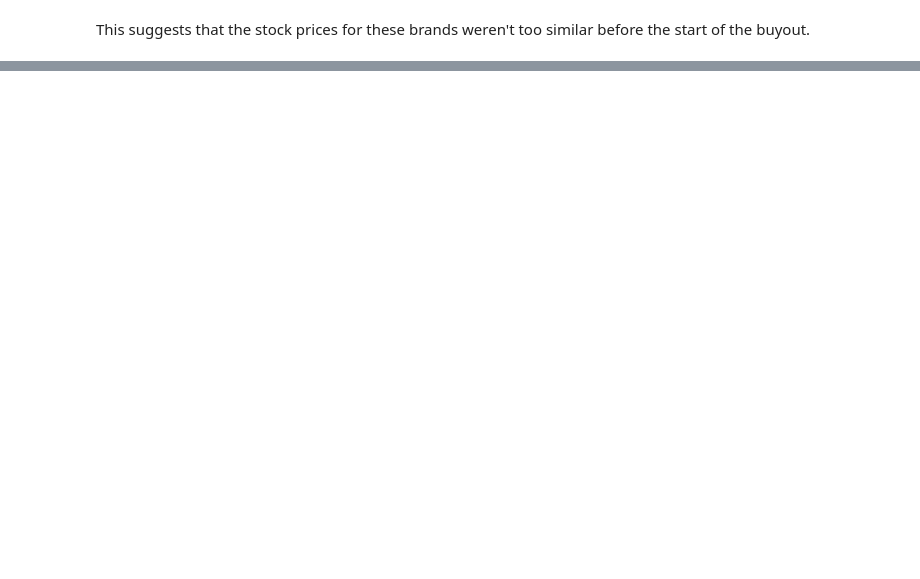
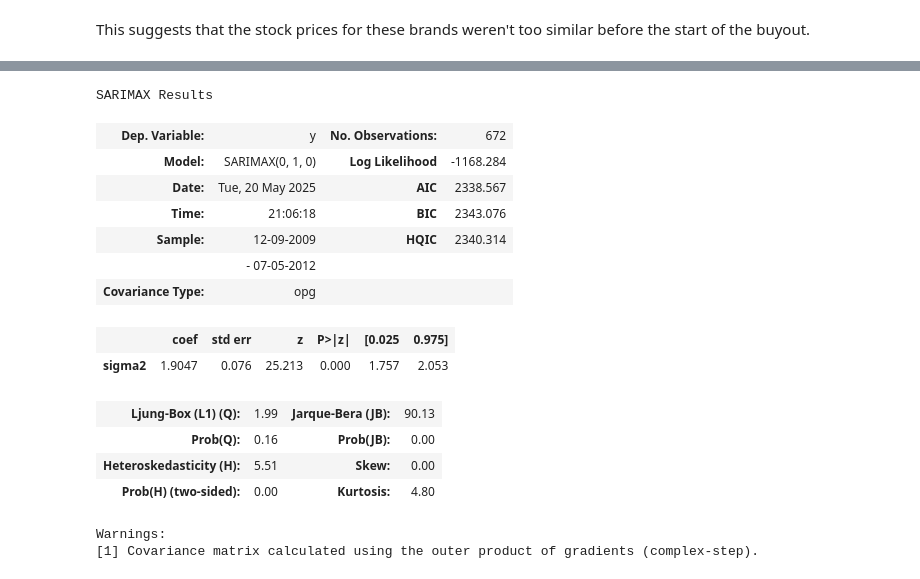
Before and after one commit to NishanD21/Volkswagen-Data-Time-Series-Analysis, a Jupyter notebook: volkswagen_analysis.ipynb, the cells around one changed output, grey strips where cells are left out. Drawn from its saved outputs; the diff is of its cells as text; code cells hidden in the pictures; blank space fills up the shorter version.

```diff
--- a/volkswagen_analysis.ipynb
+++ b/volkswagen_analysis.ipynb
@@ -198,0 +203,7 @@ Porsche and BMW Correlation:    0.20928374569623992
+# %%
+mod_pr_pre_vol = auto_arima(df.vol[start_date:ann_1],exogenous = df[['por','bmw']][start_date:ann_1],
+                            m=5,max_p=5,max_q=5)
+mod_pr_btn_vol = auto_arima(df.vol[ann_1:ann_2],exogenous = df[['por','bmw']][ann_1:ann_2],
+                            m=5,max_p=5,max_q=5)
+mod_pr_post_vol = auto_arima(df.vol[ann_2:end_date],exogenous = df[['por','bmw']][ann_2:end_date],
+                            m=5,max_p=5,max_q=5)
@@ -198,0 +229,19 @@ Porsche and BMW Correlation:    0.20928374569623992
+# %%
+mod_pr_btn_vol.summary()
+# %% [output]
+SARIMAX Results
+| Dep. Variable: | y | No. Observations: | 672 |
+| Model: | SARIMAX(0, 1, 0) | Log Likelihood | -1168.284 |
+| Date: | Tue, 20 May 2025 | AIC | 2338.567 |
+| Time: | 21:06:18 | BIC | 2343.076 |
+| Sample: | 12-09-2009 | HQIC | 2340.314 |
+|  | - 07-05-2012 |  |  |
+| Covariance Type: | opg |  |  |
+|  | coef | std err | z | P>|z| | [0.025 | 0.975] |
+| sigma2 | 1.9047 | 0.076 | 25.213 | 0.000 | 1.757 | 2.053 |
+| Ljung-Box (L1) (Q): | 1.99 | Jarque-Bera (JB): | 90.13 |
+| Prob(Q): | 0.16 | Prob(JB): | 0.00 |
+| Heteroskedasticity (H): | 5.51 | Skew: | 0.00 |
+| Prob(H) (two-sided): | 0.00 | Kurtosis: | 4.80 |
+Warnings:
+[1] Covariance matrix calculated using the outer product of gradients (complex-step).
```
Also changed, not shown: parts of 20 cells of this notebook.
